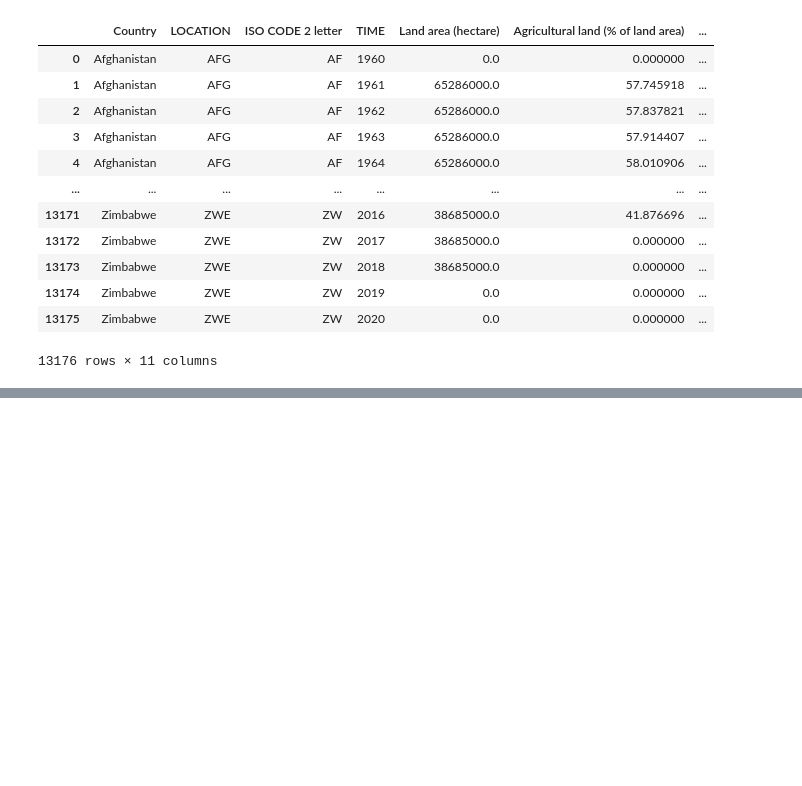
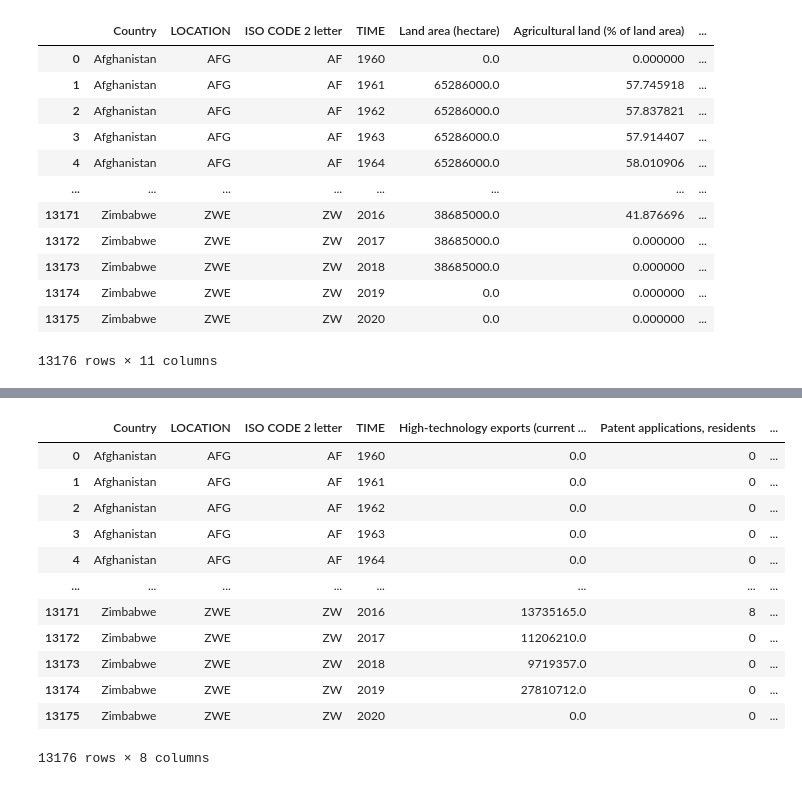
Before and after one commit to skumble27/final-project, a Jupyter notebook: dataetl.ipynb, the cells around one changed output, grey strips where cells are left out. Drawn from its saved outputs; the diff is of its cells as text; code cells hidden in the pictures; blank space fills up the shorter version.

```diff
--- a/dataetl.ipynb
+++ b/dataetl.ipynb
@@ -1182,0 +1224,4 @@ agriculture_data_final
+# %%
+# Dataframe
+science_tech = pd.read_csv('raw_data/science_tech_data_raw/sci_tech.csv')
+science_tech
@@ -1182,0 +1242,4 @@ agriculture_data_final
+# %%
+# Removing populations column
+science_tech1 = science_tech.drop(columns=['Population, total']).copy()
+science_tech1
@@ -1182,0 +1260,19 @@ agriculture_data_final
+# %%
+# Merging with countries
+science_tech_final = pd.merge(country_df, science_tech1, on=['LOCATION'],how='inner')
+science_tech_final.to_csv('cleaned_data/scitechData.csv')
+science_tech_final
+# %% [output]
+|  | Country | LOCATION | ISO CODE 2 letter | TIME | High-technology exports (current ... | Patent applications, residents | ... |
+| 0 | Afghanistan | AFG | AF | 1960 | 0.0 | 0 | ... |
+| 1 | Afghanistan | AFG | AF | 1961 | 0.0 | 0 | ... |
+| 2 | Afghanistan | AFG | AF | 1962 | 0.0 | 0 | ... |
+| 3 | Afghanistan | AFG | AF | 1963 | 0.0 | 0 | ... |
+| 4 | Afghanistan | AFG | AF | 1964 | 0.0 | 0 | ... |
+| ... | ... | ... | ... | ... | ... | ... | ... |
+| 13171 | Zimbabwe | ZWE | ZW | 2016 | 13735165.0 | 8 | ... |
+| 13172 | Zimbabwe | ZWE | ZW | 2017 | 11206210.0 | 0 | ... |
+| 13173 | Zimbabwe | ZWE | ZW | 2018 | 9719357.0 | 0 | ... |
+| 13174 | Zimbabwe | ZWE | ZW | 2019 | 27810712.0 | 0 | ... |
+| 13175 | Zimbabwe | ZWE | ZW | 2020 | 0.0 | 0 | ... |
+13176 rows × 8 columns
```
Also changed, not shown: parts of 6 cells of this notebook, 2 other files.
